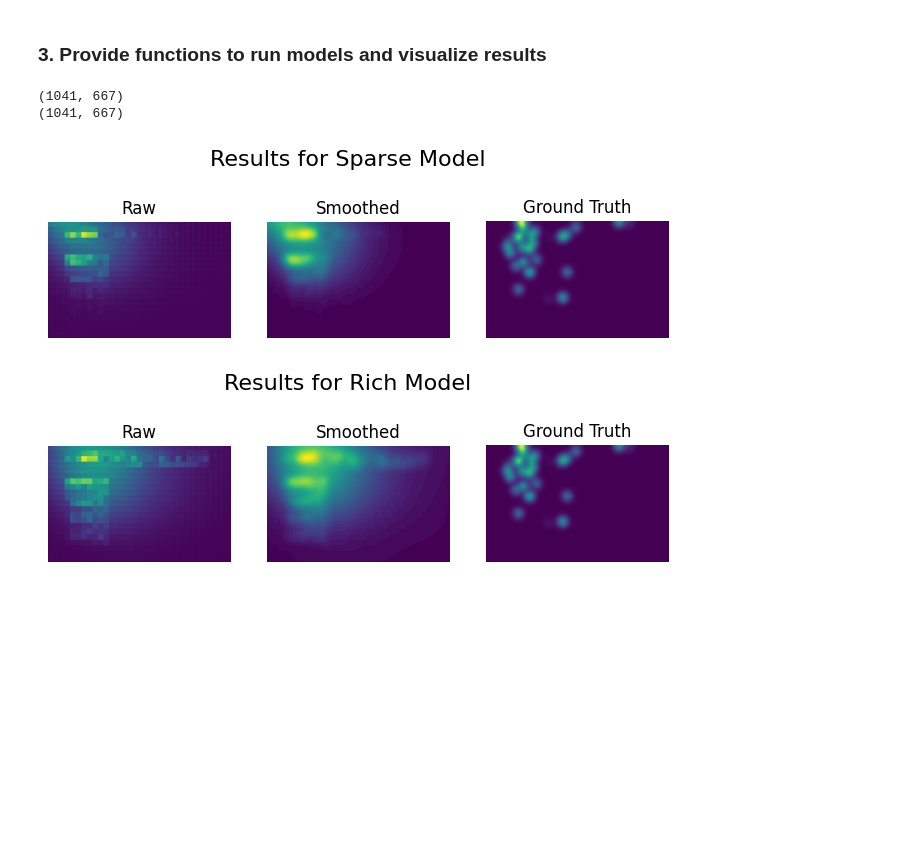
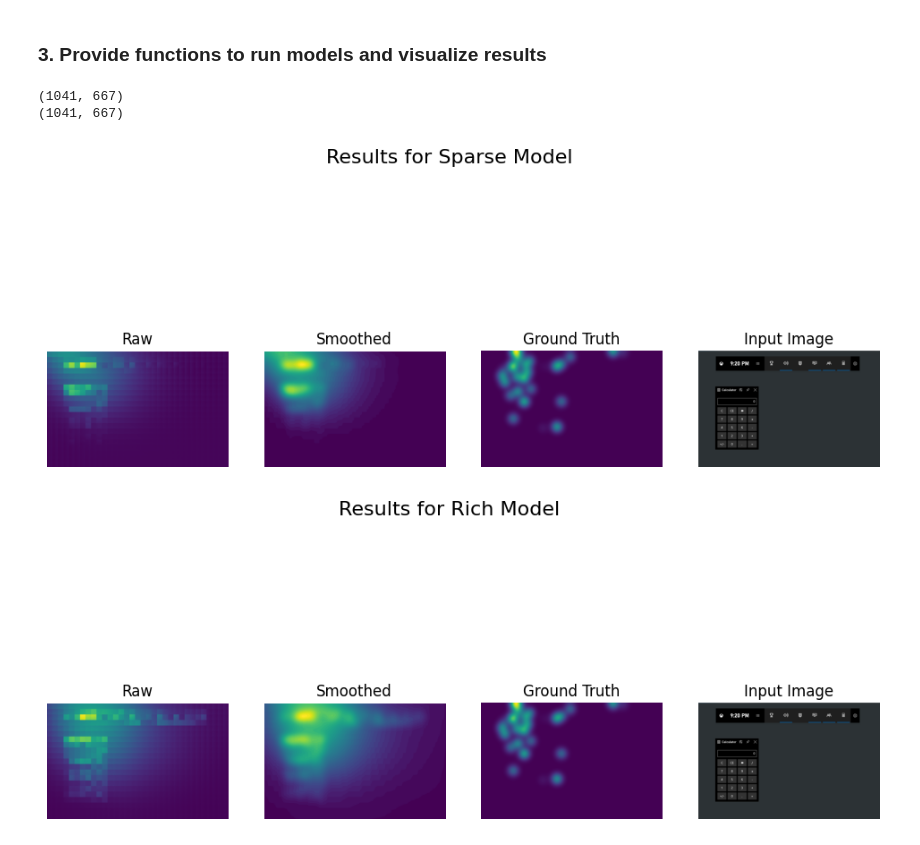
Before and after one commit to Barschtea/patch-saliency, a Jupyter notebook: load_model.ipynb, the cells around one changed output. Saved outputs shown, nothing was run; the diff lists cells and outputs as text; code cells hidden in the pictures; blank space fills up the shorter version.

Commit message:
Expanded visualisation and optimized with torch.no_grad

```diff
--- a/load_model.ipynb
+++ b/load_model.ipynb
@@ -553,7 +553,9 @@ def full_forward(model, image, patch_size):
     # Run the net:
     print(image.size)
     processed_image, positional_encoding = preprocess_image(image, patch_size, calculate_positional = True, is_input = True)
-    output = model.forward(processed_image, positional_encoding)
+
+    with torch.no_grad():
+        output = model(processed_image, positional_encoding)
 
     # Obtain image patch dimensions:
     padded_image = pad_image(image, patch_size)
@@ -576,13 +578,12 @@ def full_forward(model, image, patch_size):
 
     return output, smoothed_output
 # %%
-def visualize_result(output_image, smoothed_output, target_image, title = "None"):
+def visualize_result(output_image, smoothed_output, target_image, input_image, title = "None"):
 # This function creates a plot of the provided outputs and targets for the sake of comparison.
 # Additionally a title can be provided.
 
-    fig, axes = pyplot.subplots(1, 3, figsize=(8, 4))
+    fig, axes = pyplot.subplots(1, 4, figsize=(12, 6))
     fig.suptitle(title, fontsize = 16)
-    fig.subplots_adjust(top=1.2)
 
     axes[0].imshow(output_image)
     axes[0].axis('off')
@@ -593,27 +594,34 @@ def visualize_result(output_image, smoothed_output, target_image, title = "None"
     axes[2].imshow(target_image)
     axes[2].axis('off')
 
+    axes[3].imshow(input_image)
+    axes[3].axis('off')
+
     axes[0].set_title("Raw")
     axes[1].set_title("Smoothed")
     axes[2].set_title("Ground Truth")
+    axes[3].set_title("Input Image")
 
     pyplot.show()
 
     return
 # %%
-# Define the images that should be run / visualized:
-input_image = test_images[0]
-ground_truth = test_targets[0]
+# Define the index of the image that should be run / visualized:
+image_index = 0
+
+# Load the data accodingly
+input_image = test_images[image_index]
+ground_truth = test_targets[image_index]
 
 # Run the different models and retrieve the results:
 sparse_model_output, sparse_smoothed_output = full_forward(sparse_model, input_image, patch_size)
 rich_model_output, rich_smoothed_output = full_forward(rich_model, input_image, patch_size)
 
 # Show the results:
-visualize_result(sparse_model_output, sparse_smoothed_output, ground_truth, "Results for Sparse Model")
-visualize_result(rich_model_output, rich_smoothed_output, ground_truth, "Results for Rich Model")
+visualize_result(sparse_model_output, sparse_smoothed_output, ground_truth, input_image, "Results for Sparse Model")
+visualize_result(rich_model_output, rich_smoothed_output, ground_truth, input_image, "Results for Rich Model")
 # %% [output]
 (1041, 667)
 (1041, 667)
-[figure, old version]
+[figure, new version]
-[figure, old version]
+[figure, new version]
```
